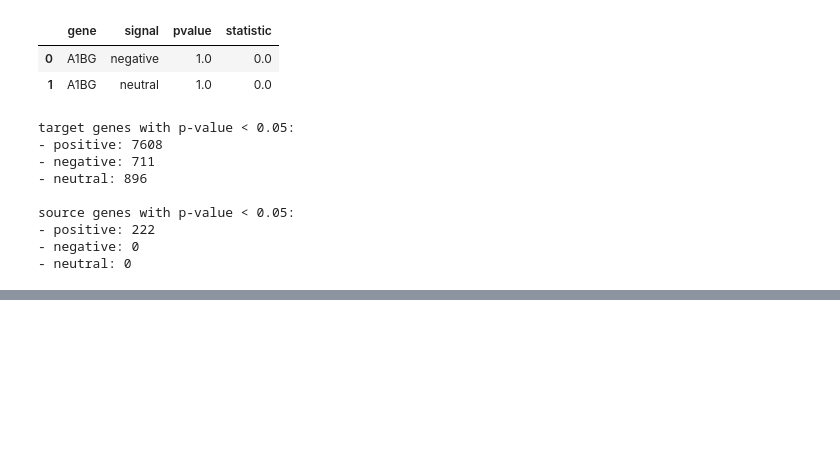
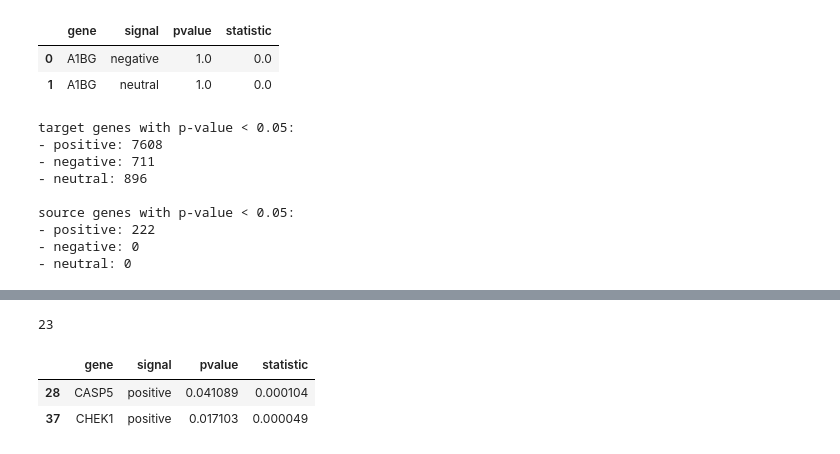
Before and after one commit to joanismi/MastersThesisCode, a Jupyter notebook: src/6_intracell_network.ipynb, the cells around one changed output, grey strips where cells are left out. Saved outputs shown, nothing was run; the diff lists cells and outputs as text; code cells hidden in the pictures; blank space fills up the shorter version.

```diff
--- a/src/6_intracell_network.ipynb
+++ b/src/6_intracell_network.ipynb
@@ -842,0 +973,11 @@ source genes with p-value < 0.05:
+# %%
+# source outliers
+source_curated_outliers = utility_functions.tuckeys_fences(source_curated_sign.statistic)
+source_curated_outliers = source_curated_sign[source_curated_outliers==1]
+print(source_curated_outliers.shape[0])
+source_curated_outliers.head(2)
+# %% [output]
+23
+|  | gene | signal | pvalue | statistic |
+| 28 | CASP5 | positive | 0.041089 | 0.000104 |
+| 37 | CHEK1 | positive | 0.017103 | 0.000049 |
```
Also changed, not shown: parts of 17 cells of this notebook, 4 other files.
